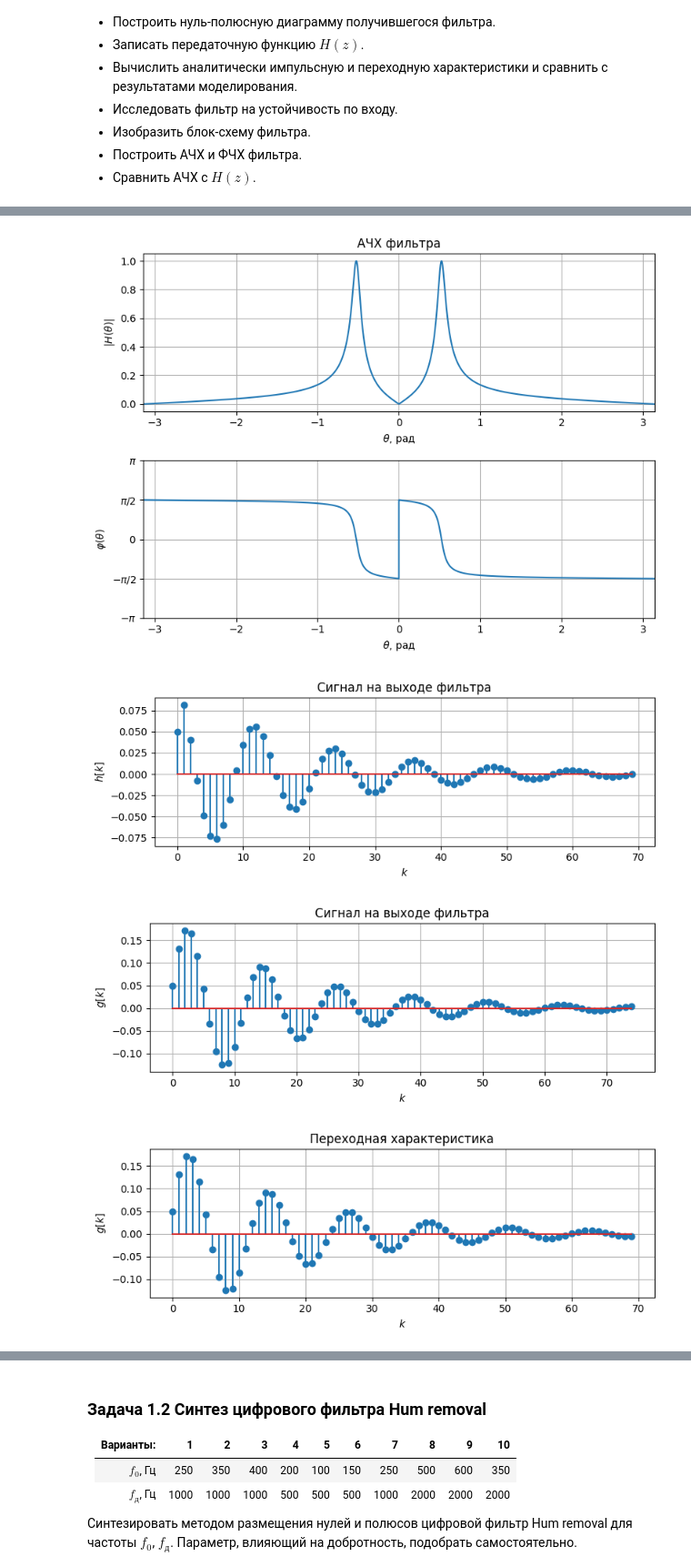
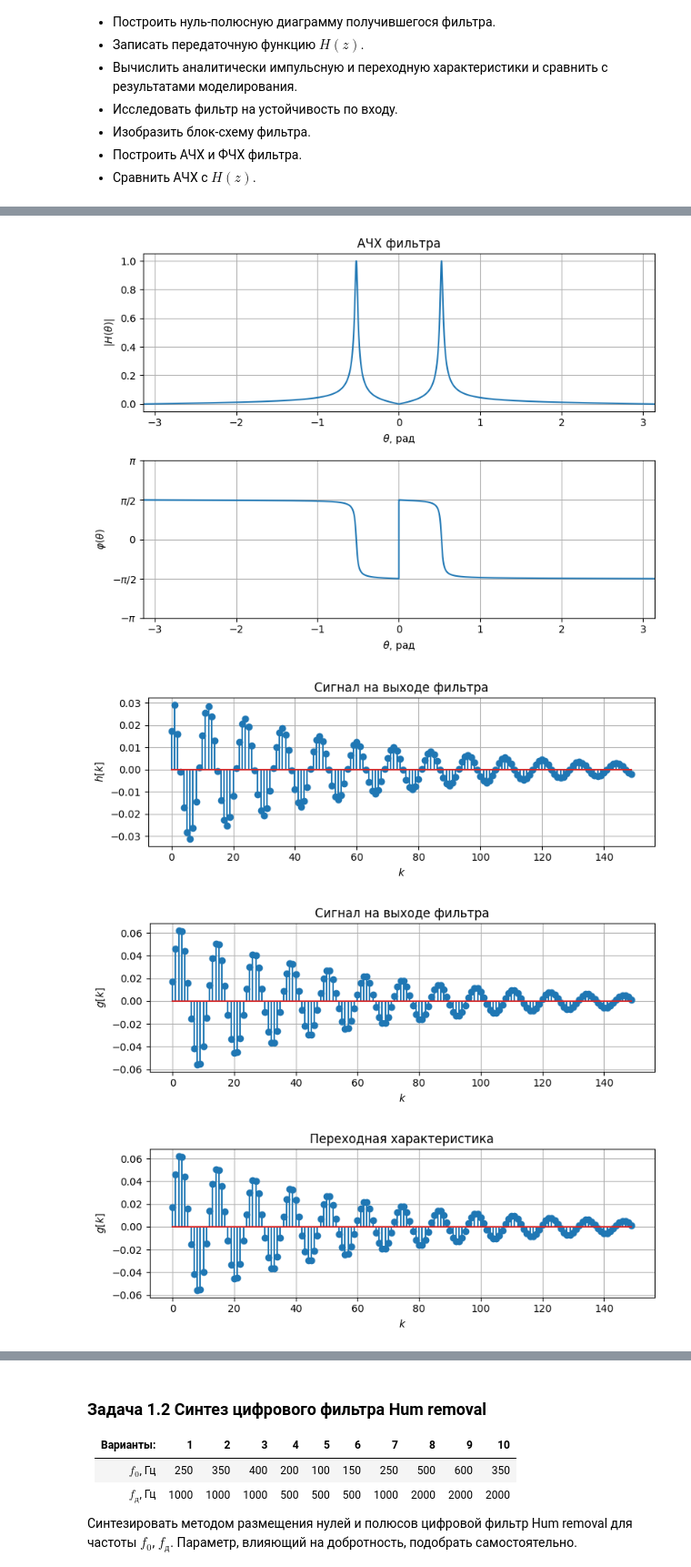
Before and after one commit to derzhavin3016/DSP-labs, a Jupyter notebook: lab3/Module1lab3_task.ipynb, the cells around one changed output, grey strips where cells are left out. Shown at 91% size. Saved outputs shown, nothing was run; the diff lists cells and outputs as text; code cells hidden in the pictures.

```diff
--- a/lab3/Module1lab3_task.ipynb
+++ b/lab3/Module1lab3_task.ipynb
@@ -193,7 +193,7 @@ class Filter:
 theta_0 = np.pi / 6
 f_0 = theta_0 / (np.pi * 2)
 
-beta, alpha = signal.iirpeak(f_0, Q=5, fs=1)
+beta, alpha = signal.iirpeak(f_0, Q=15, fs=1)
 filt = Filter(dlti_args=(beta, alpha))
 
 from IPython.display import display, Latex
@@ -232,17 +232,19 @@ filt.zpk_plot()
 # %%
 filt.freqresp_plot(f_scale='\\theta')
 # %% [output]
-[figure, old version]
+[figure, new version]
+# %%
+K = 150
 # %%
-filt.lfilt_plot(signal.unit_impulse(70), label="h")
+filt.lfilt_plot(signal.unit_impulse(K), label="h")
 # %% [output]
-[figure, old version]
+[figure, new version]
 # %%
-filt.lfilt_plot(np.ones(75), label="g")
+filt.lfilt_plot(np.ones(K), label="g")
 # %% [output]
-[figure, old version]
+[figure, new version]
 # %%
-filt.step_resp_plot(n=70)
+filt.step_resp_plot(n=K)
 # %% [output]
-[figure, old version]
+[figure, new version]
 # %%
```
Also changed, not shown: parts of 3 cells of this notebook.
